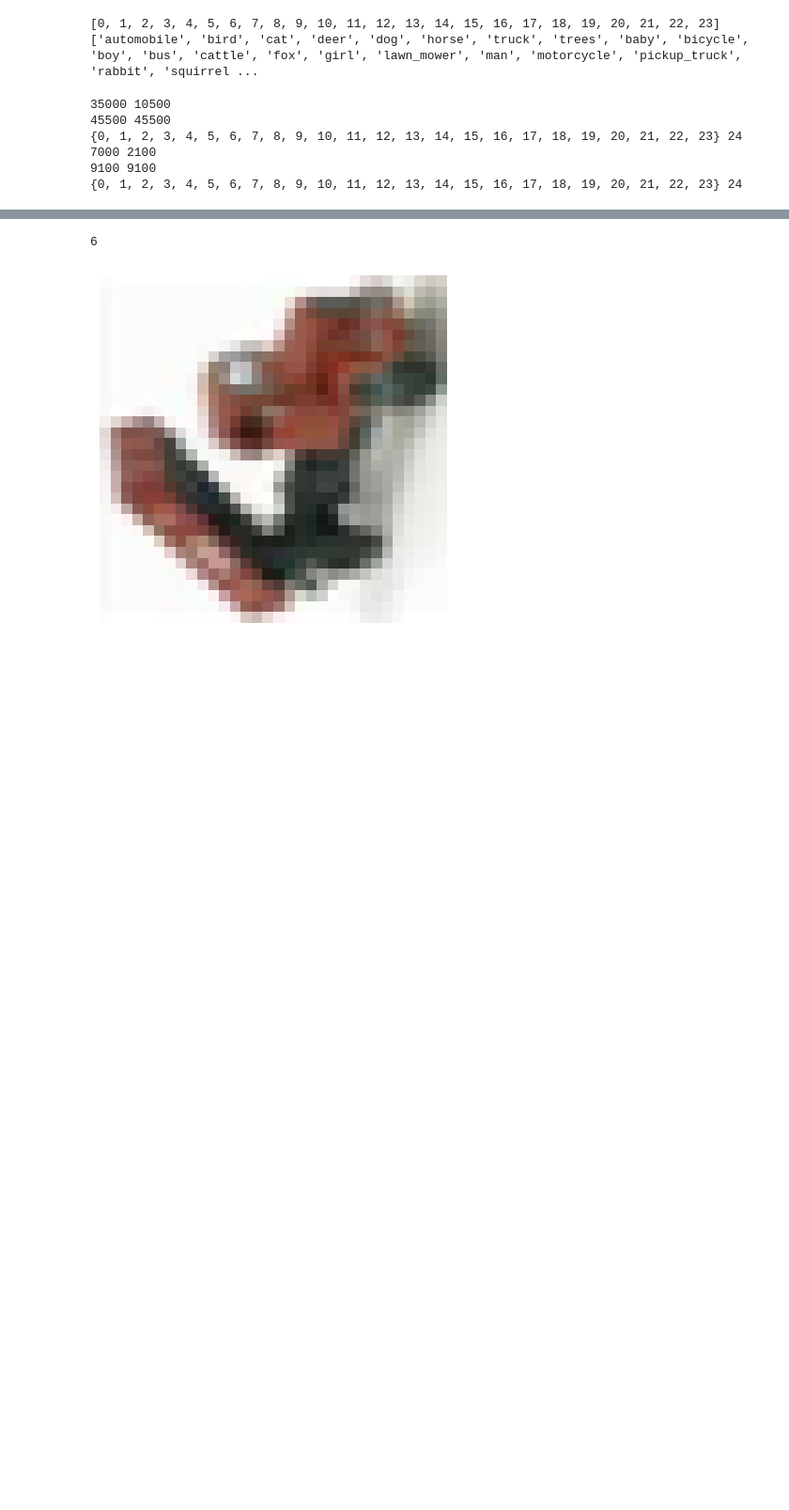
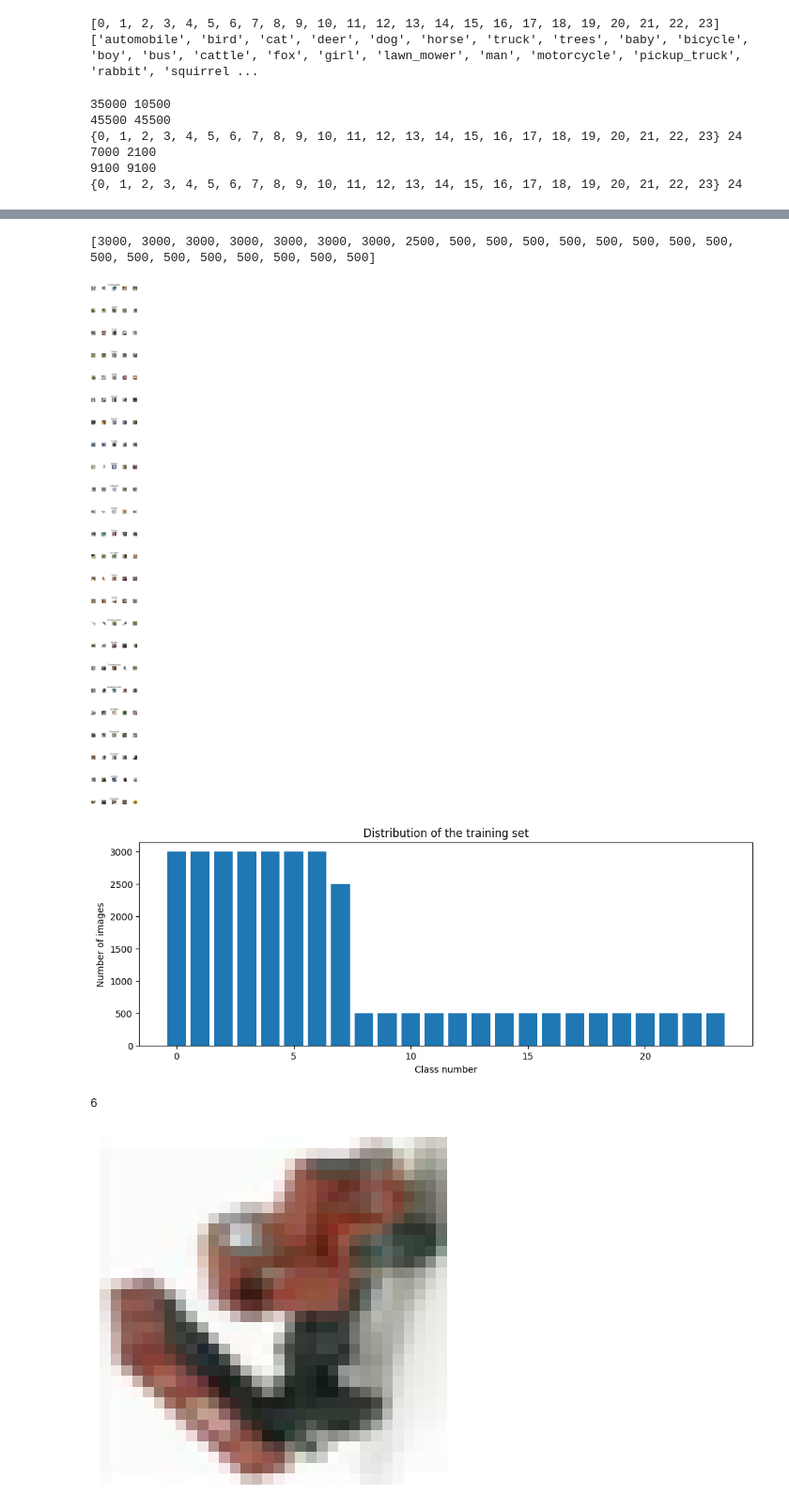
Before and after one commit to Alizzie/ST_CA1, a Jupyter notebook: main.ipynb, the cells around one changed output, grey strips where cells are left out. Shown at 94% size. Saved outputs shown, nothing was run; the diff lists cells and outputs as text; code cells hidden in the pictures; blank space fills up the shorter version.

```diff
--- a/main.ipynb
+++ b/main.ipynb
@@ -228,0 +258,5 @@ Text(0, 0.5, 'Number of images')
+# %%
+minor_classes = [x_train[y_train == i] for i in range(num_classes) if i not in majority_class_label_index]
+minor_classes_labels = [y_train[y_train == i] for i in range(num_classes) if i not in majority_class_label_index]
+minor_classes = np.concatenate(minor_classes, axis=0)
+minor_classes_labels = np.concatenate(minor_classes_labels, axis=0)
@@ -229,3 +283,10 @@ Text(0, 0.5, 'Number of images')
+# %%
+num_of_samples = show_all_class_samples(x_train, y_train, num_classes, cols)
+show_class_distribution(num_of_samples, num_classes)
+# %% [output]
+[3000, 3000, 3000, 3000, 3000, 3000, 3000, 2500, 500, 500, 500, 500, 500, 500, 500, 500, 500, 500, 500, 500, 500, 500, 500, 500]
+[figure, added]
+[figure, added]
 # %%
 image = x_train[1000]
 print(y_train[1000])
```
Also changed, not shown: parts of 17 cells of this notebook.
